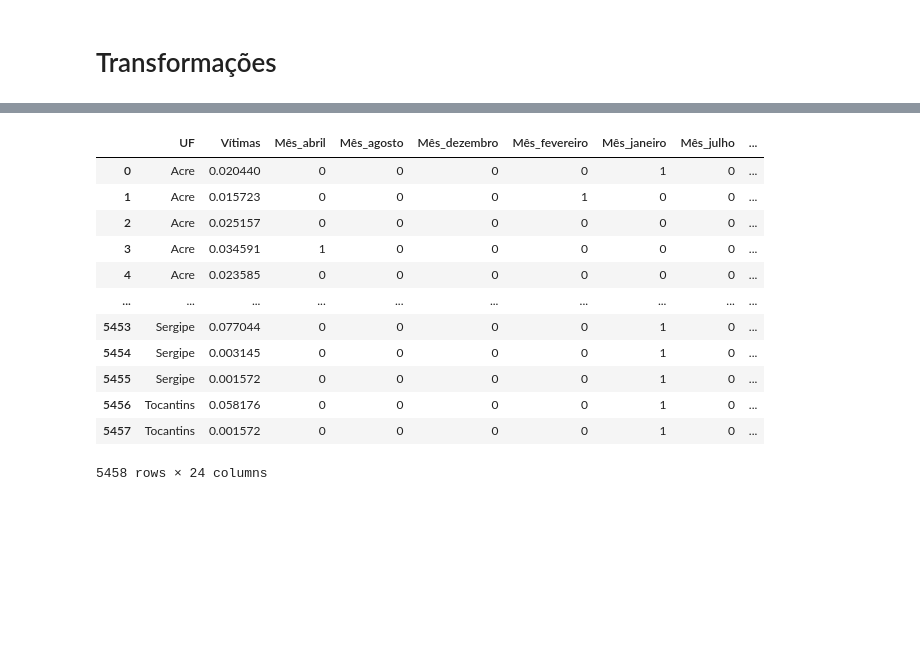
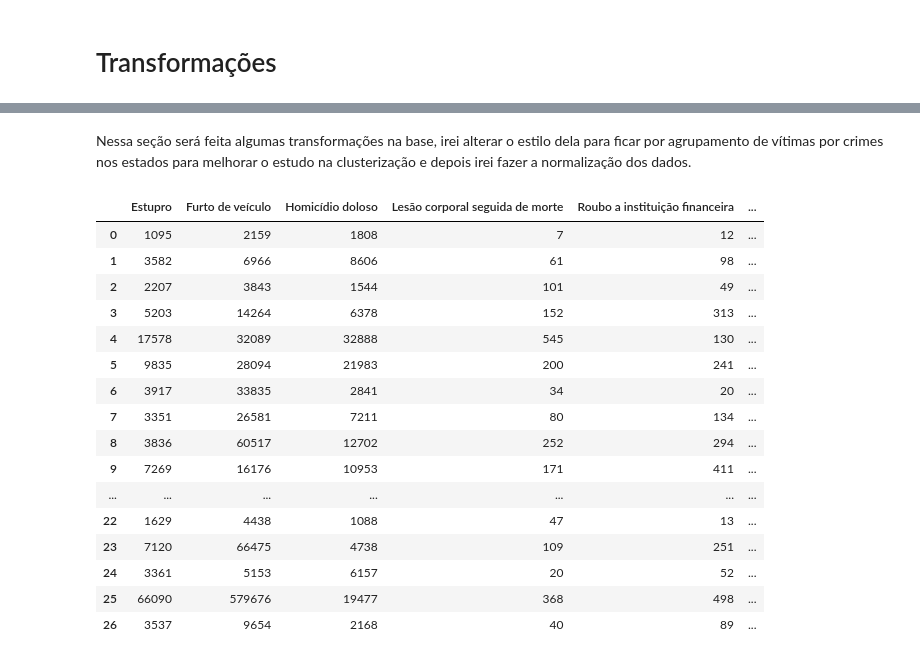
Before and after one commit to Aldo-1/Analise-de-dados-criminais, a Jupyter notebook: Analise.ipynb, the cells around one changed output, grey strips where cells are left out. Cells and saved outputs as stored; diff of their text form; code cells hidden in the pictures; blank space fills up the shorter version.

Commit message:
Changing transformation

```diff
--- a/Analise.ipynb
+++ b/Analise.ipynb
@@ -111,4 +91,0 @@ data_estados_vítimas
-# %%
-# Dummie em ocorrências
-data_estados_ocorrencias = pd.get_dummies(data_estados_ocorrencias, columns=["Mês", "Ano", "Tipo Crime"])
-data_estados_ocorrencias
@@ -131,7 +91,0 @@ Próximo passo é fazer a normalização das ocorrências e vítimas:
-# %%
-##Data estados ocorrências
-ocorrencias_column = data_estados_ocorrencias['Ocorrências'].values
-min_max_scaler = preprocessing.MinMaxScaler()
-scaled_array_ocorr = min_max_scaler.fit_transform(ocorrencias_column[:, np.newaxis])
-data_estados_ocorrencias['Ocorrências'] = scaled_array_ocorr
-data_estados_ocorrencias
@@ -152,21 +92,42 @@ data_estados_ocorrencias
-# %%
-##Data estados vítimas
-ocorrencias_column = data_estados_vítimas['Vítimas'].values
-min_max_scaler = preprocessing.MinMaxScaler()
-scaled_array_ocorr = min_max_scaler.fit_transform(ocorrencias_column[:, np.newaxis])
-data_estados_vítimas['Vítimas'] = scaled_array_ocorr
-data_estados_vítimas
-# %% [output]
-|  | UF | Vítimas | Mês_abril | Mês_agosto | Mês_dezembro | Mês_fevereiro | Mês_janeiro | Mês_julho | ... |
-| 0 | Acre | 0.020440 | 0 | 0 | 0 | 0 | 1 | 0 | ... |
-| 1 | Acre | 0.015723 | 0 | 0 | 0 | 1 | 0 | 0 | ... |
-| 2 | Acre | 0.025157 | 0 | 0 | 0 | 0 | 0 | 0 | ... |
-| 3 | Acre | 0.034591 | 1 | 0 | 0 | 0 | 0 | 0 | ... |
-| 4 | Acre | 0.023585 | 0 | 0 | 0 | 0 | 0 | 0 | ... |
-| ... | ... | ... | ... | ... | ... | ... | ... | ... | ... |
-| 5453 | Sergipe | 0.077044 | 0 | 0 | 0 | 0 | 1 | 0 | ... |
-| 5454 | Sergipe | 0.003145 | 0 | 0 | 0 | 0 | 1 | 0 | ... |
-| 5455 | Sergipe | 0.001572 | 0 | 0 | 0 | 0 | 1 | 0 | ... |
-| 5456 | Tocantins | 0.058176 | 0 | 0 | 0 | 0 | 1 | 0 | ... |
-| 5457 | Tocantins | 0.001572 | 0 | 0 | 0 | 0 | 1 | 0 | ... |
-5458 rows × 24 columns
+# %% [markdown]
+Nessa seção será feita algumas transformações na base, irei alterar o estilo dela para ficar por agrupamento de vítimas por crimes nos estados para melhorar o estudo na clusterização e depois irei fazer a normalização dos dados.
+# %%
+groupby_ocorrencias = data_estados_ocorrencias.groupby(by=['UF', 'Tipo Crime'])['Ocorrências'].sum().reset_index()
+groupby_vítimas = data_estados_vítimas.groupby(by=['UF', 'Tipo Crime'])['Vítimas'].sum().reset_index()
+# %%
+#Transformação da base para novos datasets
+lista_tipo_crime = list(groupby_ocorrencias['Tipo Crime'][0:9]) + ['UF']
+lista_tipo_crime
+lista_tipo_crime_vitimas = list(groupby_vítimas['Tipo Crime'][0:3]) + ['UF']
+dataset_transform_ocorrencias = pd.DataFrame(columns=lista_tipo_crime)
+dataset_transform_vitimas = pd.DataFrame(columns=lista_tipo_crime_vitimas)
+count = 0
+values = []
+## Gerando novo dataset ocorrencias
+for i in range(len(groupby_ocorrencias)):
+    if count < 9:
+        values.append(groupby_ocorrencias['Ocorrências'][i])
+        count += 1
+    if count == 9:
+        dataset_transform_ocorrencias.loc[len(dataset_transform_ocorrencias)] = values + [groupby_ocorrencias['UF'][i]]
+        values = []
+        count = 0
+dataset_transform_ocorrencias
+# %% [output]
+|  | Estupro | Furto de veículo | Homicídio doloso | Lesão corporal seguida de morte | Roubo a instituição financeira | ... |
+| 0 | 1095 | 2159 | 1808 | 7 | 12 | ... |
+| 1 | 3582 | 6966 | 8606 | 61 | 98 | ... |
+| 2 | 2207 | 3843 | 1544 | 101 | 49 | ... |
+| 3 | 5203 | 14264 | 6378 | 152 | 313 | ... |
+| 4 | 17578 | 32089 | 32888 | 545 | 130 | ... |
+| 5 | 9835 | 28094 | 21983 | 200 | 241 | ... |
+| 6 | 3917 | 33835 | 2841 | 34 | 20 | ... |
+| 7 | 3351 | 26581 | 7211 | 80 | 134 | ... |
+| 8 | 3836 | 60517 | 12702 | 252 | 294 | ... |
+| 9 | 7269 | 16176 | 10953 | 171 | 411 | ... |
+| ... | ... | ... | ... | ... | ... | ... |
+| 22 | 1629 | 4438 | 1088 | 47 | 13 | ... |
+| 23 | 7120 | 66475 | 4738 | 109 | 251 | ... |
+| 24 | 3361 | 5153 | 6157 | 20 | 52 | ... |
+| 25 | 66090 | 579676 | 19477 | 368 | 498 | ... |
+| 26 | 3537 | 9654 | 2168 | 40 | 89 | ... |
```
Also changed, not shown: parts of 13 cells of this notebook.
